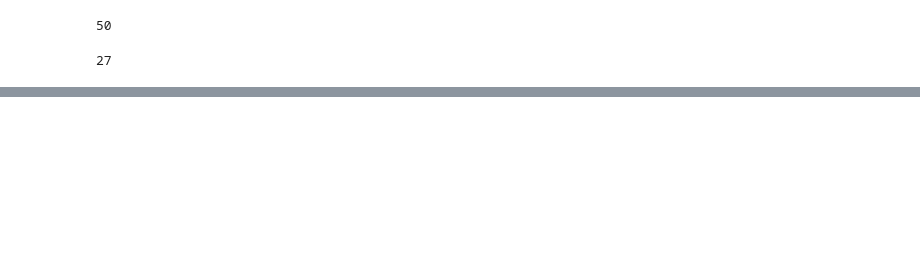
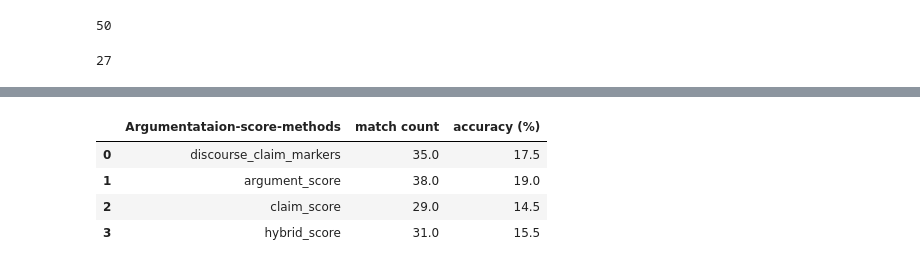
Before and after one commit to hjshah142/SnippetGeneration, a Jupyter notebook: SnippetsEvaluation_topic_split.ipynb, the cells around one changed output, grey strips where cells are left out. Saved outputs shown, nothing was run; the diff lists cells and outputs as text; code cells hidden in the pictures; blank space fills up the shorter version.

```diff
--- a/SnippetsEvaluation_topic_split.ipynb
+++ b/SnippetsEvaluation_topic_split.ipynb
@@ -116,0 +438,16 @@ accuracy
+# %%
+
+# methodSet = ['power','eigen','linear','krylov']
+argumentative_score_methods = ['discourse_claim_markers', 'argument_score', 'claim_score', 'hybrid_score']
+d = 1
+mc_method = 'linear'
+aspects_arguments_max = 0
+aspects_weights = [0, 0]
+arguments = test_args
+# argument_context =[1,1,1]
+# argument_context_clusters = ['query',same page','aspect']
+argument_context = [0, 0, 0]
+argumentative_score_method = argumentative_score_methods[0]
+
+evaluation(arguments, d, mc_method, aspects_arguments_max, aspects_weights,
+               argument_context, argumentative_score_method)
@@ -116,0 +464,20 @@ accuracy
+# %%
+accuracy_list_args_method = []
+count_list_args_method = []
+
+# methodSet = ['power','eigen','linear','krylov']
+argumentative_score_methods = ['discourse_claim_markers', 'argument_score', 'claim_score', 'hybrid_score']
+d = 1
+mc_method = 'linear'
+aspects_arguments_max = 0
+aspects_weights = [0, 0]
+arguments = test_args
+# argument_context =[1,1,1]
+# argument_context_clusters = ['query',same page','aspect']
+argument_context = [0, 0, 0]
+#argumentative_score_method = argumentative_score_methods[0]
+for argumentative_score_method in argumentative_score_methods:
+    count, accuracy =evaluation(arguments, d, mc_method, aspects_arguments_max, aspects_weights,
+               argument_context, argumentative_score_method)
+    accuracy_list_args_method.append(accuracy)
+    count_list_args_method.append(count)
@@ -116,0 +511,15 @@ accuracy
+# %%
+import pandas as pd
+evaluation_argumentation_methods_test = pd.DataFrame(
+    {'Argumentataion-score-methods': argumentative_score_methods,
+     'match count': accuracy_list_args_method,
+     'accuracy (%)': count_list_args_method
+    })
+# %%
+evaluation_argumentation_methods_test
+# %% [output]
+|  | Argumentataion-score-methods | match count | accuracy (%) |
+| 0 | discourse_claim_markers | 35.0 | 17.5 |
+| 1 | argument_score | 38.0 | 19.0 |
+| 2 | claim_score | 29.0 | 14.5 |
+| 3 | hybrid_score | 31.0 | 15.5 |
```
Also changed, not shown: parts of 30 cells of this notebook, 7 other files.
